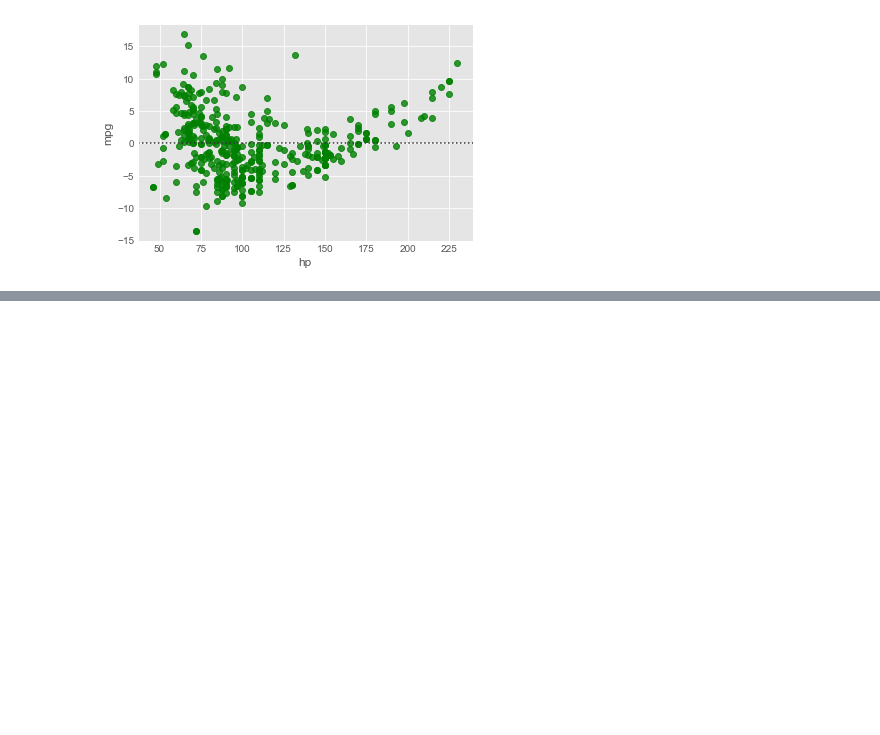
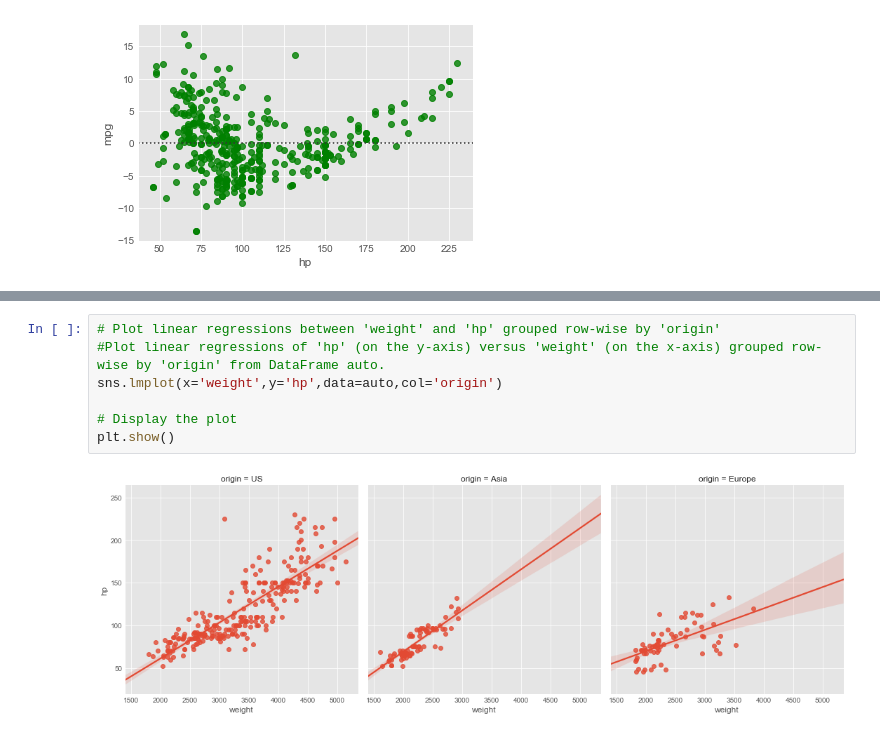
Before and after one commit to cyrsis/TensorflowPY36CPU, a Jupyter notebook: _14_Plot/Seaborn.ipynb, the cells around one changed output, grey strips where cells are left out. Saved outputs shown, nothing was run; the diff lists cells and outputs as text; blank space fills up the shorter version.

```diff
--- a/_14_Plot/Seaborn.ipynb
+++ b/_14_Plot/Seaborn.ipynb
@@ -56,0 +109,9 @@ The function sns.regplot() uses the argument scatter=None to prevent plotting th
+# %%
+# Plot linear regressions between 'weight' and 'hp' grouped row-wise by 'origin'
+#Plot linear regressions of 'hp' (on the y-axis) versus 'weight' (on the x-axis) grouped row-wise by 'origin' from DataFrame auto.
+sns.lmplot(x='weight',y='hp',data=auto,col='origin')
+
+# Display the plot
+plt.show()
+# %% [output]
+[figure, added]
```
Also changed, not shown: parts of 24 cells of this notebook, 2 other files.
